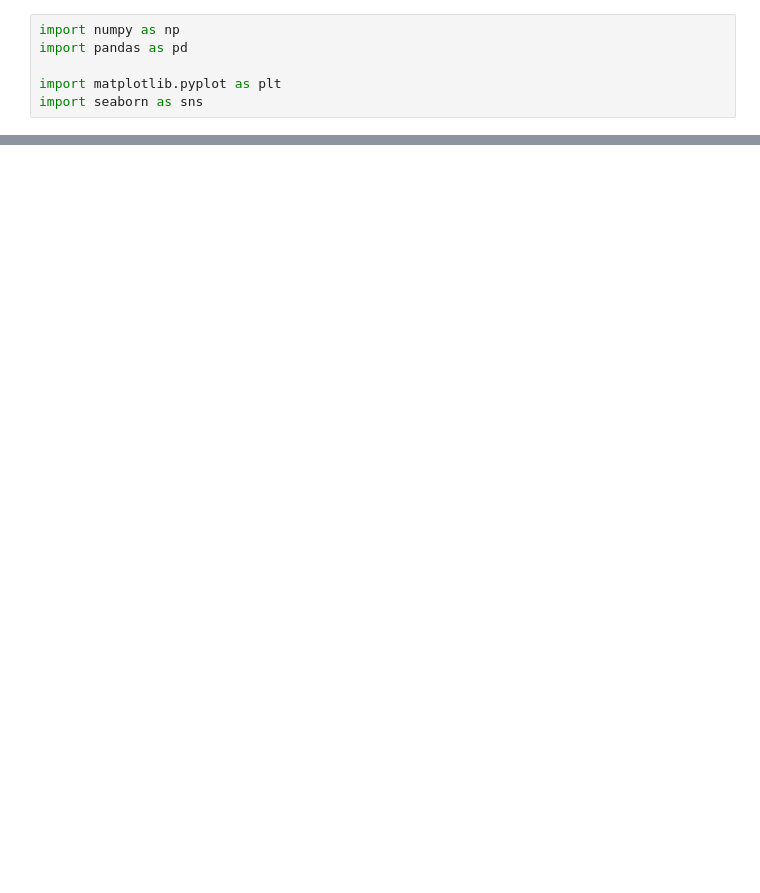
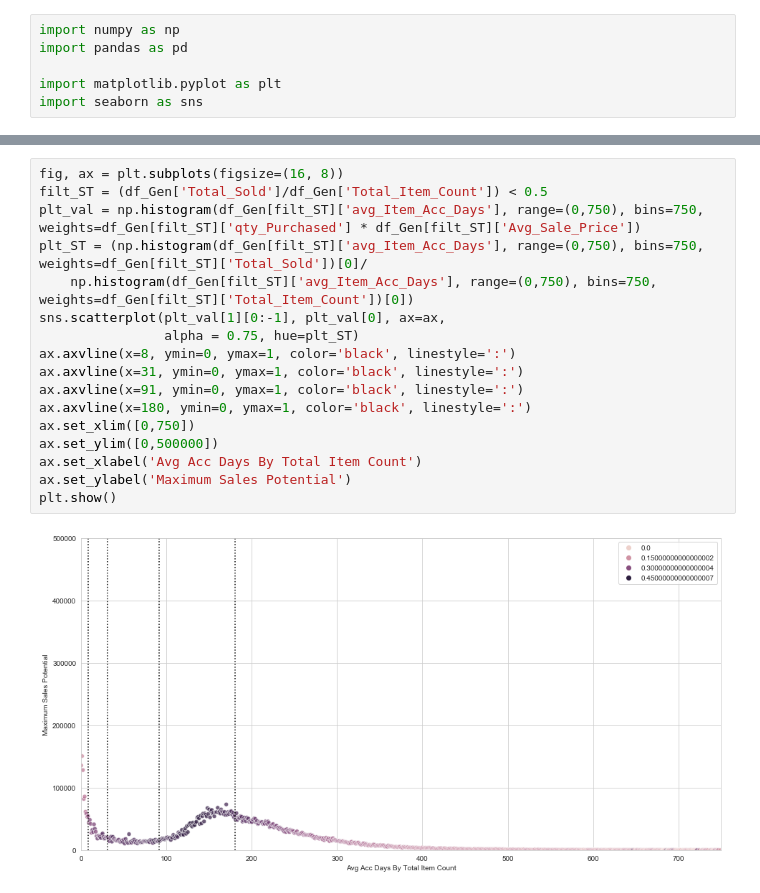
Before and after one commit to WMiller07/Projects, a Jupyter notebook: BuyCalibration/CalibrateBuyGrades.ipynb, the cells around one changed output, grey strips where cells are left out. Cells and saved outputs as stored; diff of their text form; blank space fills up the shorter version.

```diff
--- a/BuyCalibration/CalibrateBuyGrades.ipynb
+++ b/BuyCalibration/CalibrateBuyGrades.ipynb
@@ -115,0 +107,19 @@ print(np.histogram(df['avg_Sold_Acc_Days'], bins=[0, grade_Amax, grade_Bmax, gra
+# %%
+fig, ax = plt.subplots(figsize=(16, 8))
+filt_ST = (df_Gen['Total_Sold']/df_Gen['Total_Item_Count']) < 0.5
+plt_val = np.histogram(df_Gen[filt_ST]['avg_Item_Acc_Days'], range=(0,750), bins=750, weights=df_Gen[filt_ST]['qty_Purchased'] * df_Gen[filt_ST]['Avg_Sale_Price'])
+plt_ST = (np.histogram(df_Gen[filt_ST]['avg_Item_Acc_Days'], range=(0,750), bins=750, weights=df_Gen[filt_ST]['Total_Sold'])[0]/
+    np.histogram(df_Gen[filt_ST]['avg_Item_Acc_Days'], range=(0,750), bins=750, weights=df_Gen[filt_ST]['Total_Item_Count'])[0])
+sns.scatterplot(plt_val[1][0:-1], plt_val[0], ax=ax,
+                alpha = 0.75, hue=plt_ST)
+ax.axvline(x=8, ymin=0, ymax=1, color='black', linestyle=':')
+ax.axvline(x=31, ymin=0, ymax=1, color='black', linestyle=':')
+ax.axvline(x=91, ymin=0, ymax=1, color='black', linestyle=':')
+ax.axvline(x=180, ymin=0, ymax=1, color='black', linestyle=':')
+ax.set_xlim([0,750])
+ax.set_ylim([0,500000])
+ax.set_xlabel('Avg Acc Days By Total Item Count')
+ax.set_ylabel('Maximum Sales Potential')
+plt.show()
+# %% [output]
+[figure, added]
```
Also changed, not shown: parts of 55 cells of this notebook, 38 other files.
